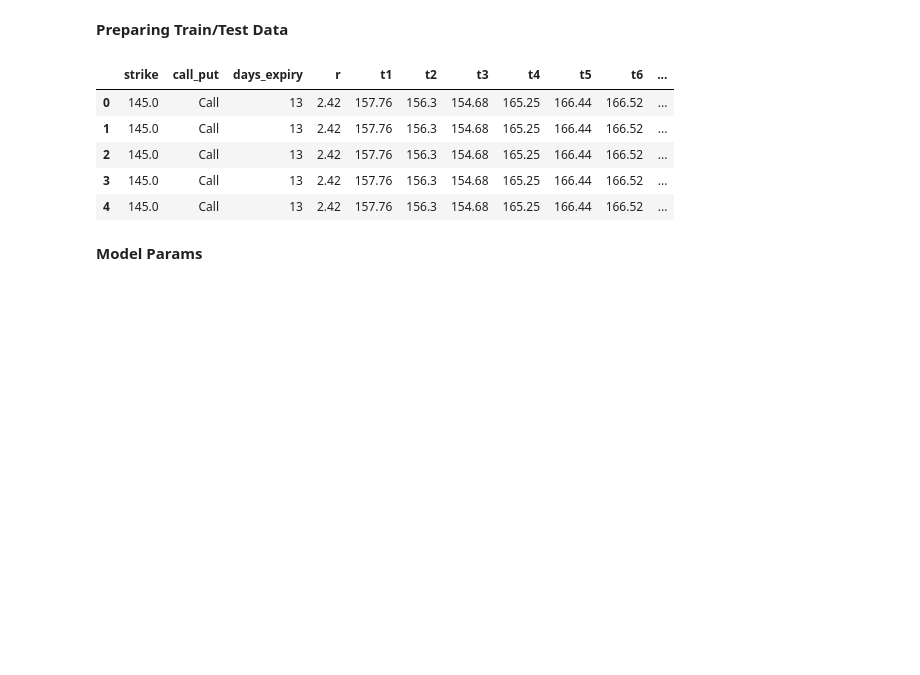
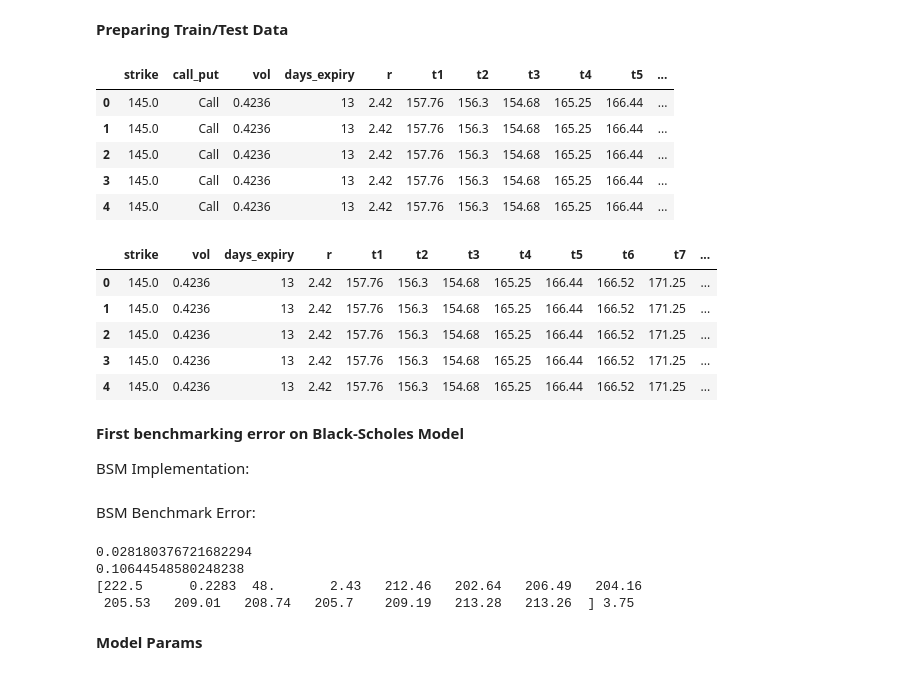
Before and after one commit to mnmcfadd/Options_LSTM, a Jupyter notebook: Script.ipynb, the cells around one changed output. Drawn from its saved outputs; the diff is of its cells as text; code cells hidden in the pictures; blank space fills up the shorter version.

Commit message:
Implement Black-Scholes to benchmark performance

```diff
--- a/Script.ipynb
+++ b/Script.ipynb
@@ -91,7 +91,7 @@ df = pd.merge_asof(df, lastn_prices, left_on='date', right_on='Date', direction=
 
 #Create column for 'fair price' of option, just average of bid and ask... then drop out the rows not being used in this first iteration...
 df['option_fp'] = (df['ask'] + df['bid'])/2
-inputs_df = df.drop(['date', 'act_symbol', 'bid', 'ask', 'vol', 'Date'], axis=1)
+inputs_df = df.drop(['date', 'act_symbol', 'bid', 'ask', 'Date'], axis=1)
 # %% [output]
 A value is trying to be set on a copy of a slice from a DataFrame.
 Try using .loc[row_indexer,col_indexer] = value instead
@@ -103,37 +103,52 @@ See the caveats in the documentation: https://pandas.pydata.org/pandas-docs/stab
 # %%
 from sklearn.model_selection import train_test_split
 
 #y is option_fp
 #train and test calls and puts seperately (obviously)
 display(inputs_df.head())
 
 call_df = inputs_df[inputs_df['call_put'] == "Call"]
 call_df = call_df.drop(['call_put'], axis=1)
 put_df = inputs_df[inputs_df['call_put'] == "Put"]
 put_df = put_df.drop(['call_put'], axis=1)
 
+display(call_df.head())
 CALL_X_train, CALL_X_test, CALL_Y_train, CALL_Y_test = train_test_split(call_df.drop(['option_fp'], axis=1).values, call_df['option_fp'].values,
                                                                         test_size=.1, random_state=1)
 
 PUT_X_train, PUT_X_test, PUT_Y_train, PUT_Y_test = train_test_split(put_df.drop(['option_fp'], axis=1).values, put_df['option_fp'].values,
                                                                         test_size=.1, random_state=1)
 
-#print(CALL_X_train)
-#print(CALL_Y_train)
 #for input to LSTM-MLP, must split inputs into state inputs (for LSTM), and non-state inputs. We can pass the state inputs seperately through the
 #LSTM, then take the LSTM output and concatenate it with the remaining non-state inputs. Thus we must split the inputs into two list elements,
 #the first of which being a list of state-inputs (all price data), the second of which being a list of the remaining inputs.
 
 #Note... Should we put the current asset price as part of the state inputs, or the non-state inputs?? try both....
 #let's start with putting all pricing info in the state:
-CALL_X_train = [CALL_X_train[:,3:].reshape(CALL_X_train.shape[0],n+1,1), CALL_X_train[:,:3]]
-CALL_X_test = [CALL_X_test[:,3:].reshape(CALL_X_test.shape[0],n+1,1), CALL_X_test[:,:3]]
-PUT_X_train = [PUT_X_train[:,3:].reshape(PUT_X_train.shape[0],n+1,1), PUT_X_train[:,:3]]
-PUT_X_test = [PUT_X_test[:,3:].reshape(PUT_X_test.shape[0],n+1,1), PUT_X_test[:,:3]]
+#dropping volatility from the LSTM-MLP inputs... Need to keep it in train/test split s.t. we can test the error of BSM using same y data.
+BSM_CALL_X_train, BSM_CALL_X_test, BSM_CALL_Y_train, BSM_CALL_Y_test = CALL_X_train, CALL_X_test, CALL_Y_train, CALL_Y_test
+
+LSTM_CALL_X_train, LSTM_CALL_X_test, LSTM_CALL_Y_train, LSTM_CALL_Y_test = np.delete(CALL_X_train,1,1), np.delete(CALL_X_test,1,1), CALL_Y_train, CALL_Y_test
+LSTM_PUT_X_train, LSTM_PUT_X_test, LSTM_PUT_Y_train, LSTM_PUT_Y_test = np.delete(PUT_X_train,1,1), np.delete(PUT_X_test,1,1), PUT_Y_train, PUT_Y_test
+
+LSTM_CALL_X_train = [LSTM_CALL_X_train[:,3:].reshape(LSTM_CALL_X_train.shape[0],n+1,1), LSTM_CALL_X_train[:,:3]]
+LSTM_CALL_X_test = [LSTM_CALL_X_test[:,3:].reshape(LSTM_CALL_X_test.shape[0],n+1,1), LSTM_CALL_X_test[:,:3]]
+LSTM_PUT_X_train = [LSTM_PUT_X_train[:,3:].reshape(LSTM_PUT_X_train.shape[0],n+1,1), LSTM_PUT_X_train[:,:3]]
+LSTM_PUT_X_test = [LSTM_PUT_X_test[:,3:].reshape(LSTM_PUT_X_test.shape[0],n+1,1), LSTM_PUT_X_test[:,:3]]
 # %% [output]
-|  | strike | call_put | days_expiry | r | t1 | t2 | t3 | t4 | t5 | t6 | ... |
-| 0 | 145.0 | Call | 13 | 2.42 | 157.76 | 156.3 | 154.68 | 165.25 | 166.44 | 166.52 | ... |
-| 1 | 145.0 | Call | 13 | 2.42 | 157.76 | 156.3 | 154.68 | 165.25 | 166.44 | 166.52 | ... |
-| 2 | 145.0 | Call | 13 | 2.42 | 157.76 | 156.3 | 154.68 | 165.25 | 166.44 | 166.52 | ... |
-| 3 | 145.0 | Call | 13 | 2.42 | 157.76 | 156.3 | 154.68 | 165.25 | 166.44 | 166.52 | ... |
-| 4 | 145.0 | Call | 13 | 2.42 | 157.76 | 156.3 | 154.68 | 165.25 | 166.44 | 166.52 | ... |
+|  | strike | call_put | vol | days_expiry | r | t1 | t2 | t3 | t4 | t5 | ... |
+| 0 | 145.0 | Call | 0.4236 | 13 | 2.42 | 157.76 | 156.3 | 154.68 | 165.25 | 166.44 | ... |
+| 1 | 145.0 | Call | 0.4236 | 13 | 2.42 | 157.76 | 156.3 | 154.68 | 165.25 | 166.44 | ... |
+| 2 | 145.0 | Call | 0.4236 | 13 | 2.42 | 157.76 | 156.3 | 154.68 | 165.25 | 166.44 | ... |
+| 3 | 145.0 | Call | 0.4236 | 13 | 2.42 | 157.76 | 156.3 | 154.68 | 165.25 | 166.44 | ... |
+| 4 | 145.0 | Call | 0.4236 | 13 | 2.42 | 157.76 | 156.3 | 154.68 | 165.25 | 166.44 | ... |
+|  | strike | vol | days_expiry | r | t1 | t2 | t3 | t4 | t5 | t6 | t7 | ... |
+| 0 | 145.0 | 0.4236 | 13 | 2.42 | 157.76 | 156.3 | 154.68 | 165.25 | 166.44 | 166.52 | 171.25 | ... |
+| 1 | 145.0 | 0.4236 | 13 | 2.42 | 157.76 | 156.3 | 154.68 | 165.25 | 166.44 | 166.52 | 171.25 | ... |
+| 2 | 145.0 | 0.4236 | 13 | 2.42 | 157.76 | 156.3 | 154.68 | 165.25 | 166.44 | 166.52 | 171.25 | ... |
+| 3 | 145.0 | 0.4236 | 13 | 2.42 | 157.76 | 156.3 | 154.68 | 165.25 | 166.44 | 166.52 | 171.25 | ... |
+| 4 | 145.0 | 0.4236 | 13 | 2.42 | 157.76 | 156.3 | 154.68 | 165.25 | 166.44 | 166.52 | 171.25 | ... |
+# %% [markdown]
+**First benchmarking error on Black-Scholes Model**
+
+BSM Implementation:
@@ -140,3 +179,26 @@ PUT_X_test = [PUT_X_test[:,3:].reshape(PUT_X_test.shape[0],n+1,1), PUT_X_test[:,
+# %% [markdown]
+BSM Benchmark Error:
+# %%
+#need following columns in this order:
+#CurrentP (S) [15] AKA [-1], strike (K) [0], days_expiry (T) [2], r (r) [3], vol (sigma) [1]
+
+#then calculate price for all rows of test sets, then calculate squared error for each price, take mean,
+#compare with mse from one of the LSTM models on the test set (to-do)
+
+BS_CALL_res = [BS_CALL(elem) for elem in CALL_X_test]
+BS_PUT_res = [BS_PUT(elem) for elem in PUT_X_test]
+
+BS_CALL_mse = np.mean((BS_CALL_res - CALL_Y_test)**2)
+BS_PUT_mse = np.mean((BS_PUT_res - PUT_Y_test)**2)
+print(BS_CALL_mse)
+print(BS_PUT_mse)
+
+print(CALL_X_test[0], CALL_Y_test[0])
+# %% [output]
+0.028180376721682294
+0.10644548580248238
+[222.5      0.2283  48.       2.43   212.46   202.64   206.49   204.16
+ 205.53   209.01   208.74   205.7    209.19   213.28   213.26  ] 3.75
 # %% [markdown]
 **Model Params**
 # %%
```
Also changed, not shown: parts of 7 cells of this notebook.
